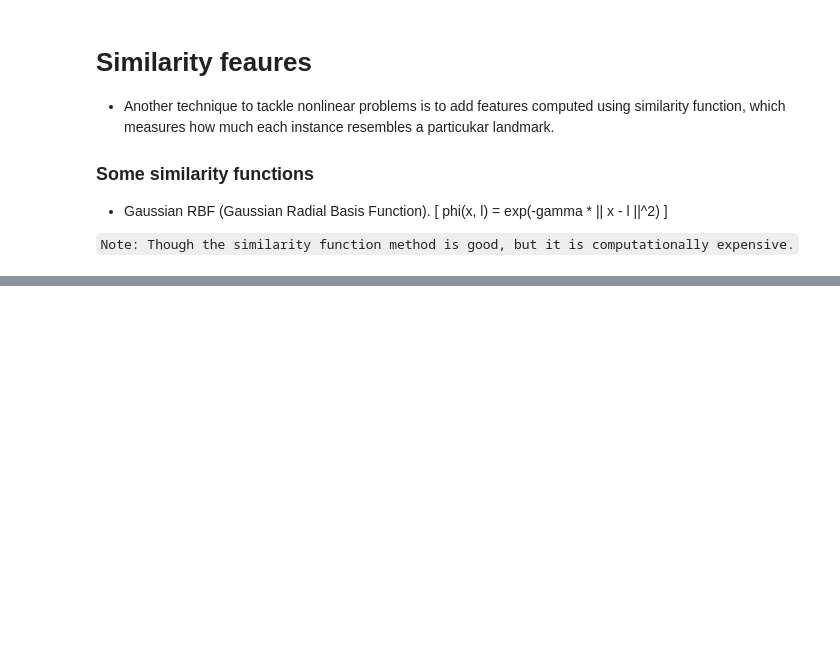
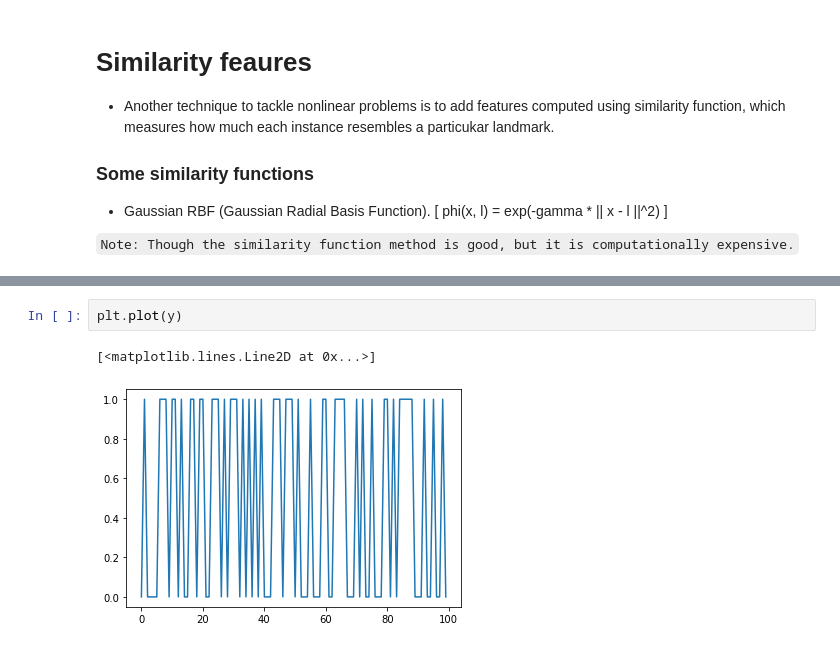
Before and after one commit to artizticamit/orielly-book, a Jupyter notebook: chapter-5(SVM)/svm.ipynb, the cells around one changed output, grey strips where cells are left out. Saved outputs shown, nothing was run; the diff lists cells and outputs as text; blank space fills up the shorter version.

```diff
--- a/chapter-5(SVM)/svm.ipynb
+++ b/chapter-5(SVM)/svm.ipynb
@@ -170,0 +199,5 @@ Pipeline(steps=[('scaler', StandardScaler()),
+# %%
+plt.plot(y)
+# %% [output]
+[<matplotlib.lines.Line2D at 0x...>]
+[figure, added]
```
Also changed, not shown: parts of 6 cells of this notebook, 2 other files.
